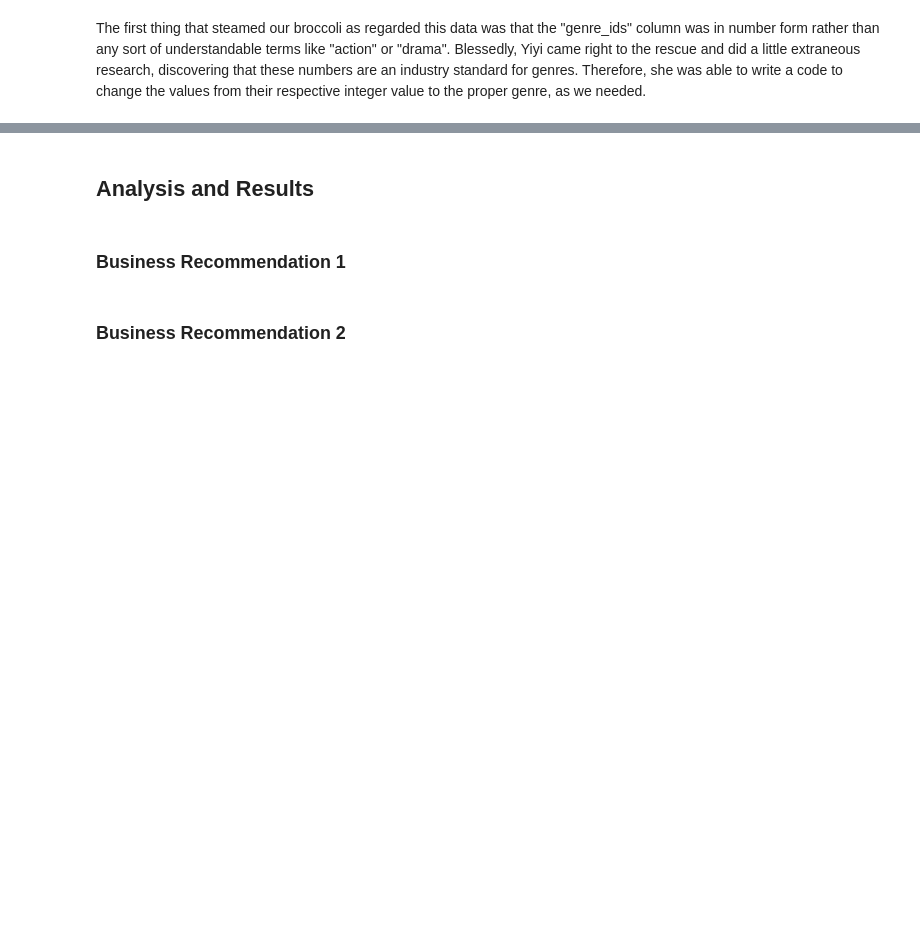
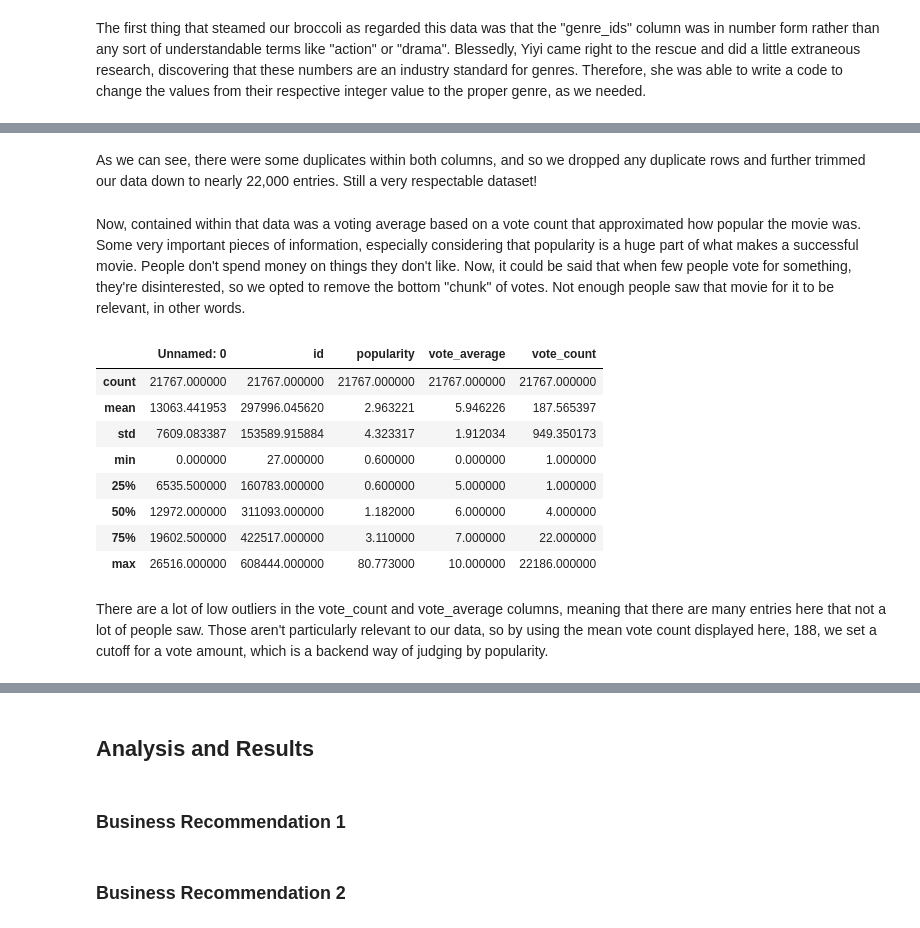
Before and after one commit to falloutb1tch/Movie_Project, a Jupyter notebook: Final.ipynb, the cells around one changed output, grey strips where cells are left out. Cells and saved outputs as stored; diff of their text form; code cells hidden in the pictures; blank space fills up the shorter version.

```diff
--- a/Final.ipynb
+++ b/Final.ipynb
@@ -309,0 +310,2 @@ Lovely! Now, we have the genres in an understandable format that we can compare
+# %%
+tmdb_df = tmdb_df.loc[tmdb_df['original_language'] == "en"]
@@ -309,0 +403,18 @@ Lovely! Now, we have the genres in an understandable format that we can compare
+# %% [markdown]
+As we can see, there were some duplicates within both columns, and so we dropped any duplicate rows and further trimmed our data down to nearly 22,000 entries. Still a very respectable dataset!
+# %% [markdown]
+Now, contained within that data was a voting average based on a vote count that approximated how popular the movie was. Some very important pieces of information, especially considering that popularity is a huge part of what makes a successful movie. People don't spend money on things they don't like. Now, it could be said that when few people vote for something, they're disinterested, so we opted to remove the bottom "chunk" of votes. Not enough people saw that movie for it to be relevant, in other words.
+# %%
+tmdb_df.describe()
+# %% [output]
+|  | Unnamed: 0 | id | popularity | vote_average | vote_count |
+| count | 21767.000000 | 21767.000000 | 21767.000000 | 21767.000000 | 21767.000000 |
+| mean | 13063.441953 | 297996.045620 | 2.963221 | 5.946226 | 187.565397 |
+| std | 7609.083387 | 153589.915884 | 4.323317 | 1.912034 | 949.350173 |
+| min | 0.000000 | 27.000000 | 0.600000 | 0.000000 | 1.000000 |
+| 25% | 6535.500000 | 160783.000000 | 0.600000 | 5.000000 | 1.000000 |
+| 50% | 12972.000000 | 311093.000000 | 1.182000 | 6.000000 | 4.000000 |
+| 75% | 19602.500000 | 422517.000000 | 3.110000 | 7.000000 | 22.000000 |
+| max | 26516.000000 | 608444.000000 | 80.773000 | 10.000000 | 22186.000000 |
+# %% [markdown]
+There are a lot of low outliers in the vote_count and vote_average columns, meaning that there are many entries here that not a lot of people saw. Those aren't particularly relevant to our data, so by using the mean vote count displayed here, 188, we set a cutoff for a vote amount, which is a backend way of judging by popularity.
```
Also changed, not shown: parts of 16 cells of this notebook.
